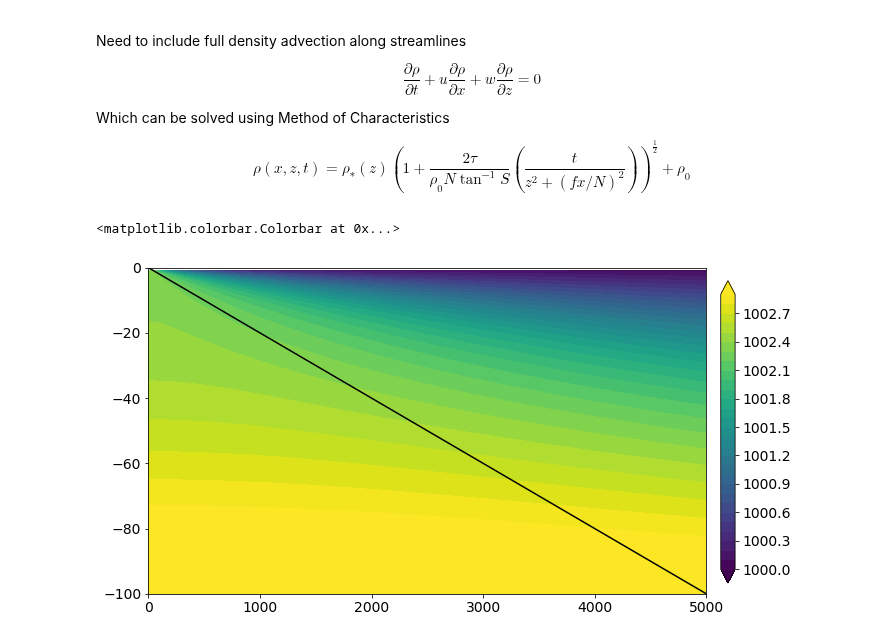
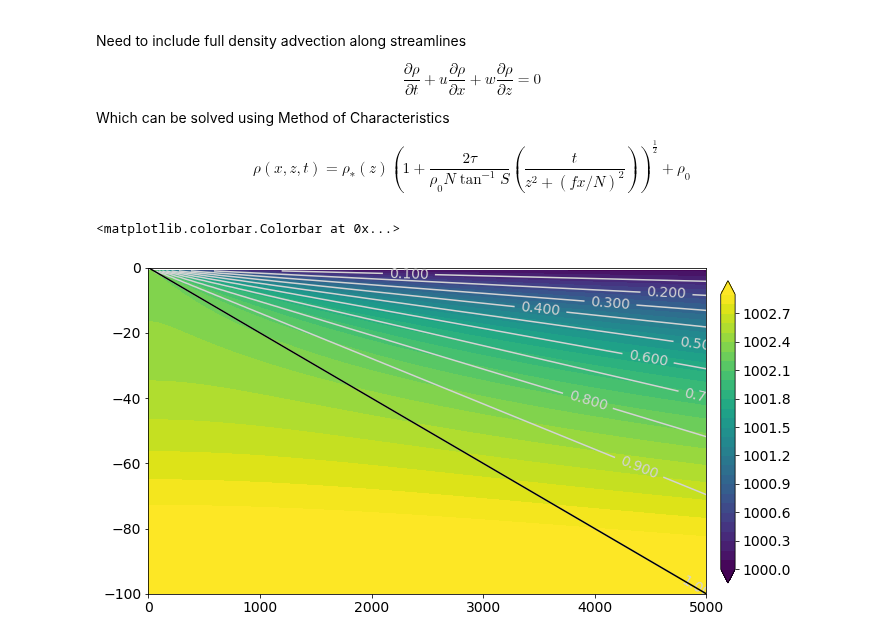
Before and after one commit to SalishSeaCast/analysis-ben, a Jupyter notebook: notebooks/SOG_upwelling_paperfigs/topographic_dependence_summary.ipynb, the cells around one changed output. Cells and saved outputs as stored; diff of their text form; code cells hidden in the pictures.

```diff
--- a/notebooks/SOG_upwelling_paperfigs/topographic_dependence_summary.ipynb
+++ b/notebooks/SOG_upwelling_paperfigs/topographic_dependence_summary.ipynb
@@ -80,23 +83,26 @@ $$\rho(x, z, t) = \rho_*(z)\left(1 + \frac{2\tau}{\rho_0N\tan^{-1}S}\left(\frac{
 # %%
 f, g, rho_0, tau, N, alpha, t = 1e-4, 9.81, 1e3, 0.1, 0.015, 0.02, 1e6
 
 xi = np.arange(0, 5e3)
 zi = np.arange(-100, 0, 1)
 x, z = np.meshgrid(xi, zi)
 S = alpha * N / f
 
+psi = -np.arctan(N * z / (f * x)) / np.arctan(S)
 rho_star = -rho_0 * N**2 * z / g
 rho = rho_star * np.sqrt(1 + 2 * tau * t / (rho_0 * N * np.arctan(S)) / (z**2 + (f * x / N)**2)) + rho_0
 
 fig, ax = plt.subplots(figsize=(10, 6))
 ax.set_xlim([0, 5e3])
 ax.set_ylim([-100, 0])
 
 c = ax.contourf(x, z, rho, levels=np.arange(1000, 1003, 0.1), extend='both')
 ax.plot(xi, -alpha * xi, 'k-', zorder=10)
+cs = ax.contour(x, z, psi, levels=np.arange(0, 1.1, 0.1), colors='lightgray')
+plt.clabel(cs)
 
 cax = fig.add_axes([0.92, 0.15, 0.02, 0.7])
 fig.colorbar(c, cax=cax)
 # %% [output]
 <matplotlib.colorbar.Colorbar at 0x...>
-[figure, old version]
+[figure, new version]
```
Also changed, not shown: parts of 1 cell of this notebook.
